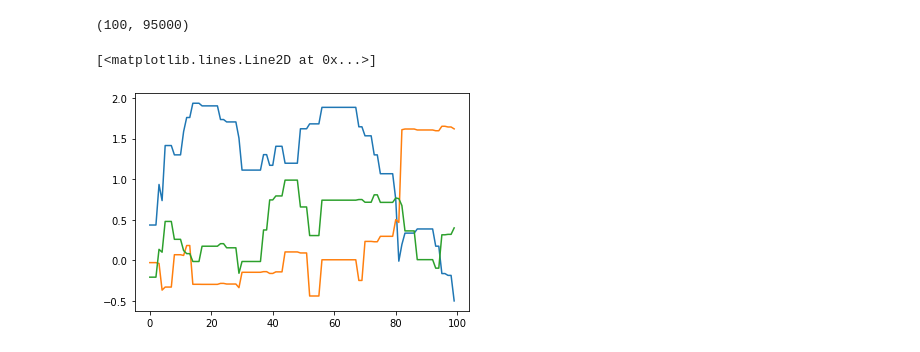
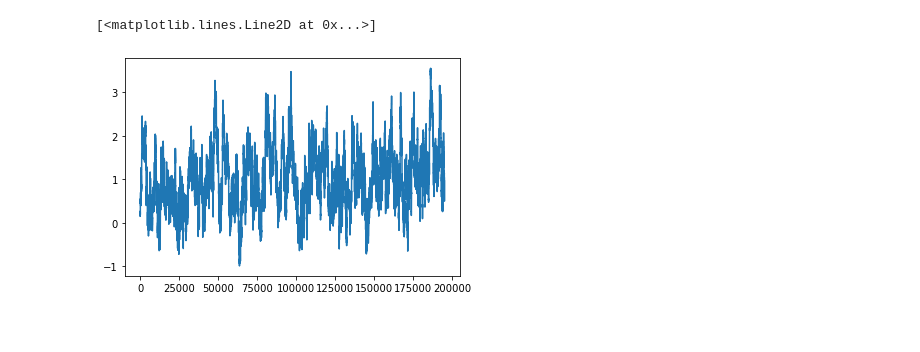
Before and after one commit to NexGenAnalytics/MIT-MUQ, a Jupyter notebook: examples/SamplingAlgorithms/MCMC/EllipticInference/python/EllipticInference.ipynb, the cells around one changed output. Cells and saved outputs as stored; diff of their text form; code cells hidden in the pictures.

```diff
--- a/examples/SamplingAlgorithms/MCMC/EllipticInference/python/EllipticInference.ipynb
+++ b/examples/SamplingAlgorithms/MCMC/EllipticInference/python/EllipticInference.ipynb
@@ -162,7 +162,7 @@ def SamplePCN(posterior, startPt, numSamps):
         "Method" : "MHKernel",
         "Proposal" : "Prop",
         "Prop.Method" : "CrankNicolsonProposal",
-        "Prop.Beta" : 0.3,
+        "Prop.Beta" : 0.1,
         "Prop.PriorNode" : "Prior"
     }
 
@@ -178,9 +178,9 @@ def SamplePCN(posterior, startPt, numSamps):
     #create a sampling problem
     problem = ms.SamplingProblem(posterior)
 
-    sampler = ms.SingleChainMCMC(pt,problem)
+    sampler = ms.SingleChainMCMC(opts,problem)
 
-    return sampler.Run(startPt) # Use a true posterior sample to avoid burnin
+    return sampler.Run([startPt]) # Use a true posterior sample to avoid burnin
 # %%
 # Define the mesh
 numCells = 100
@@ -255,0 +231,4 @@ DILI Min ESS:  196.78884049347542
+# %%
+numSamps = 200000
+diliSamps = SampleDILI(posterior, mapPt, numSamps)
+print("DILI Min ESS: ", diliSamps.ESS().min() )
@@ -255,0 +269,3 @@ DILI Min ESS:  196.78884049347542
+# %%
+pcnSamps = SamplePCN(posterior, startPt, numSamps)
+print("PCN Min ESS: ", pcnSamps.ESS().min())
@@ -256,11 +290,8 @@ DILI Min ESS:  196.78884049347542
 # %%
-samps = diliSamps.AsMatrix()
-print(samps.shape)
+samps = pcnSamps.AsMatrix()
+# print(samps.shape)
 
-plt.plot(samps[0,:100])
-plt.plot(samps[-1,:100])
-plt.plot(samps[50,:100])
+plt.plot(samps[0,:])
 # %% [output]
-(100, 95000)
+[<matplotlib.lines.Line2D at 0x...>]
-[<matplotlib.lines.Line2D at 0x...>]
-[figure, old version]
+[figure, new version]
```
Also changed, not shown: parts of 9 cells of this notebook.
